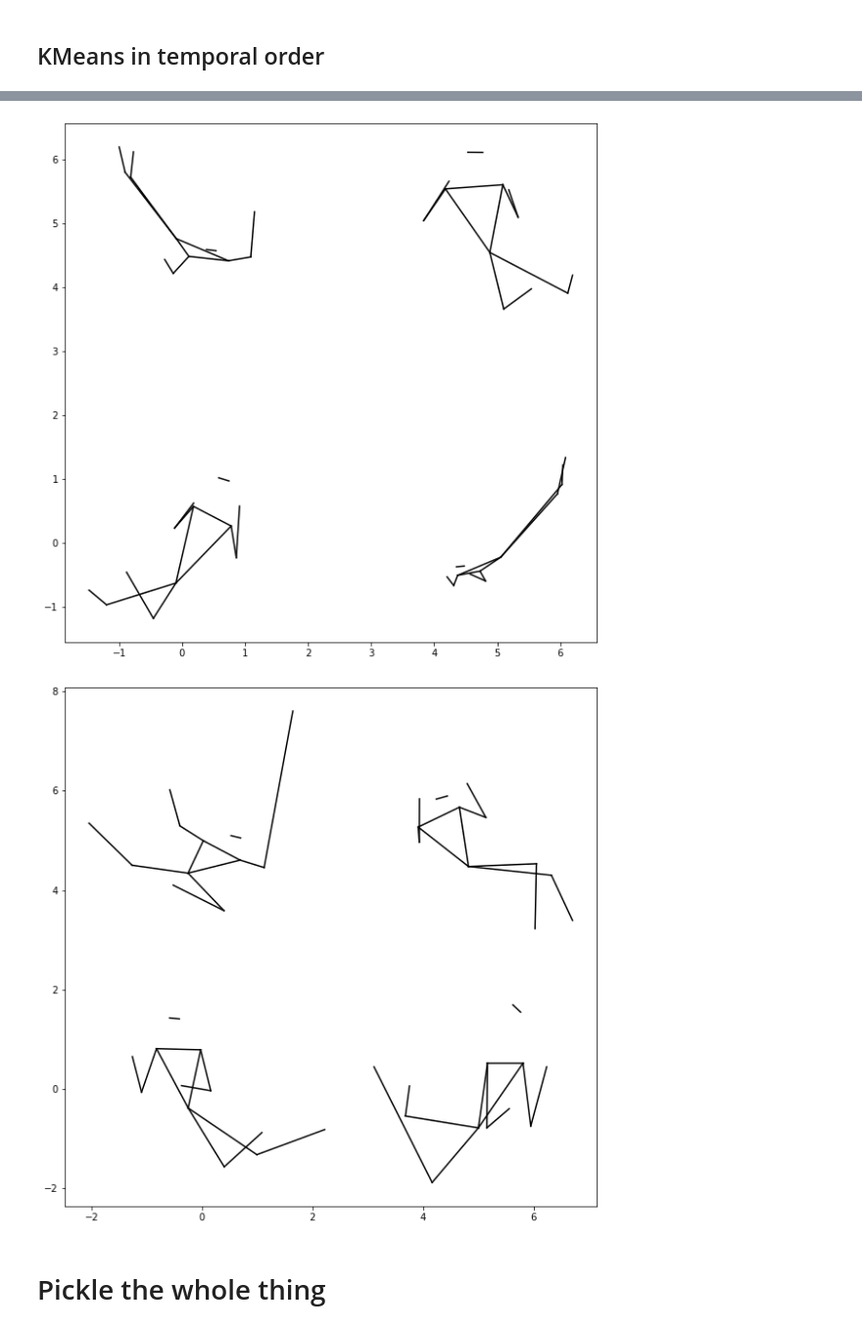
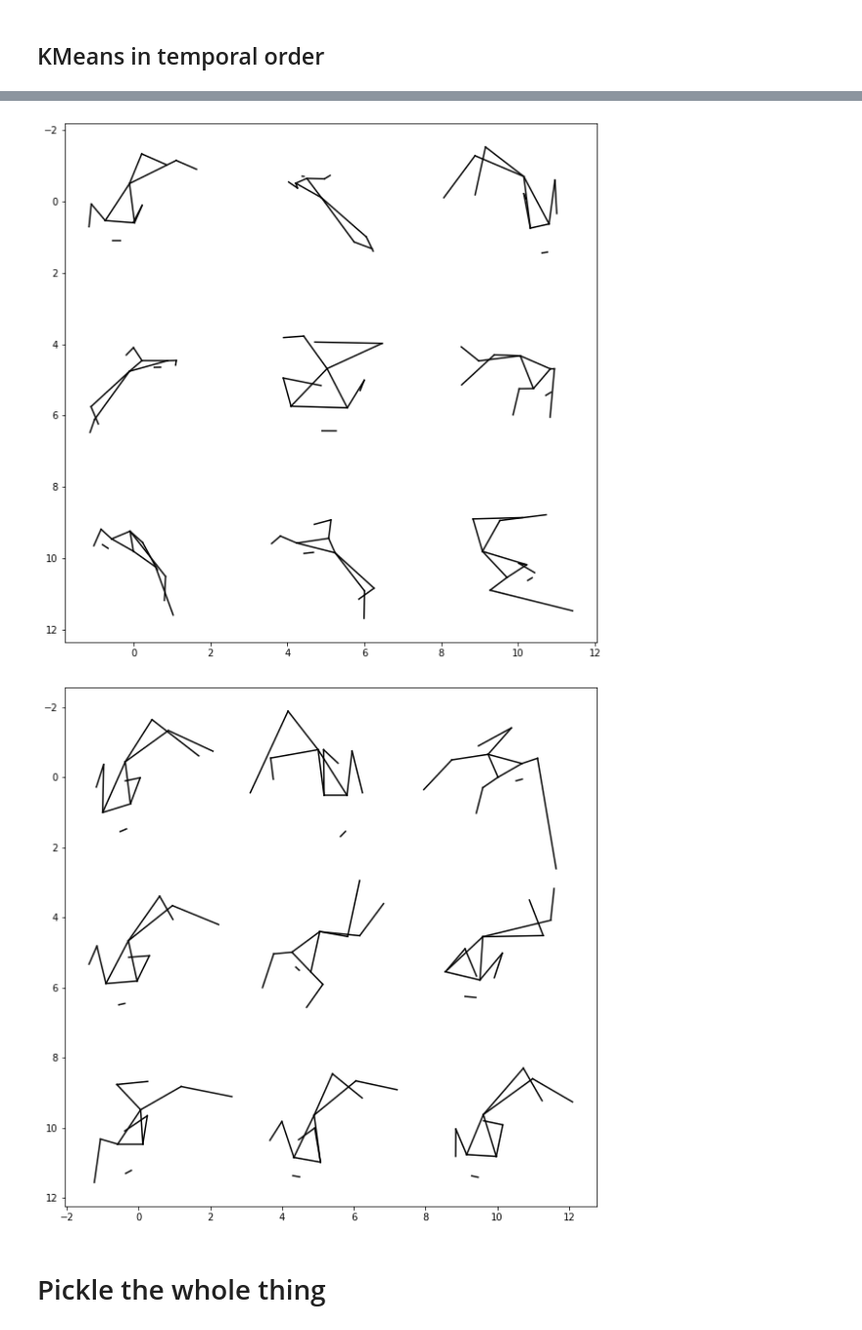
Before and after one commit to floffy-f/NSLO_DH412, a Jupyter notebook: Apsara_temporal.ipynb, the cells around one changed output, grey strips where cells are left out. Shown at 98% size. Cells and saved outputs as stored; diff of their text form; code cells hidden in the pictures.

```diff
--- a/Apsara_temporal.ipynb
+++ b/Apsara_temporal.ipynb
@@ -222,6 +222,9 @@ tang:  618-907
 wudai (5 dynasties): 907-960
 # %% [markdown]
 ## KMeans in temporal order
+# %%
+num_clusters = 9
+line_length = 3
 # %%
 #Beiliang dynasty:
 data = file_dynasty(preprocess_df(df))
@@ -267,19 +270,19 @@ plot_all(centers.reshape(centers.shape[0], -1, 2), line_length=2)
 data = file_dynasty(preprocess_df(df))
 grouped = data.groupby('dynasty')
 data = pd.concat([group for (name, group) in grouped if name in ['chutang', 'shengtang', 'wantang', 'zhongtang']])
-km = prepare_kmeans_df(data[ARTIC_NAMES], 4)
+km = prepare_kmeans_df(data[ARTIC_NAMES], num_clusters)
 centers = km.cluster_centers_
-plot_all(centers.reshape(centers.shape[0], -1, 2), line_length=2)
+plot_all(centers.reshape(centers.shape[0], -1, 2), line_length=line_length)
 # %% [output]
-[figure, old version]
+[figure, new version]
 # %%
 #wudai dynasty:
 data = file_dynasty(preprocess_df(df))
-km = prepare_kmeans_df(data.groupby('dynasty').get_group('wudai')[ARTIC_NAMES], 4)
+km = prepare_kmeans_df(data.groupby('dynasty').get_group('wudai')[ARTIC_NAMES], num_clusters)
 centers = km.cluster_centers_
-plot_all(centers.reshape(centers.shape[0], -1, 2), line_length=2)
+plot_all(centers.reshape(centers.shape[0], -1, 2), line_length=line_length)
 # %% [output]
-[figure, old version]
+[figure, new version]
 # %% [markdown]
 # Pickle the whole thing
 # %%
```
Also changed, not shown: parts of 6 cells of this notebook.
